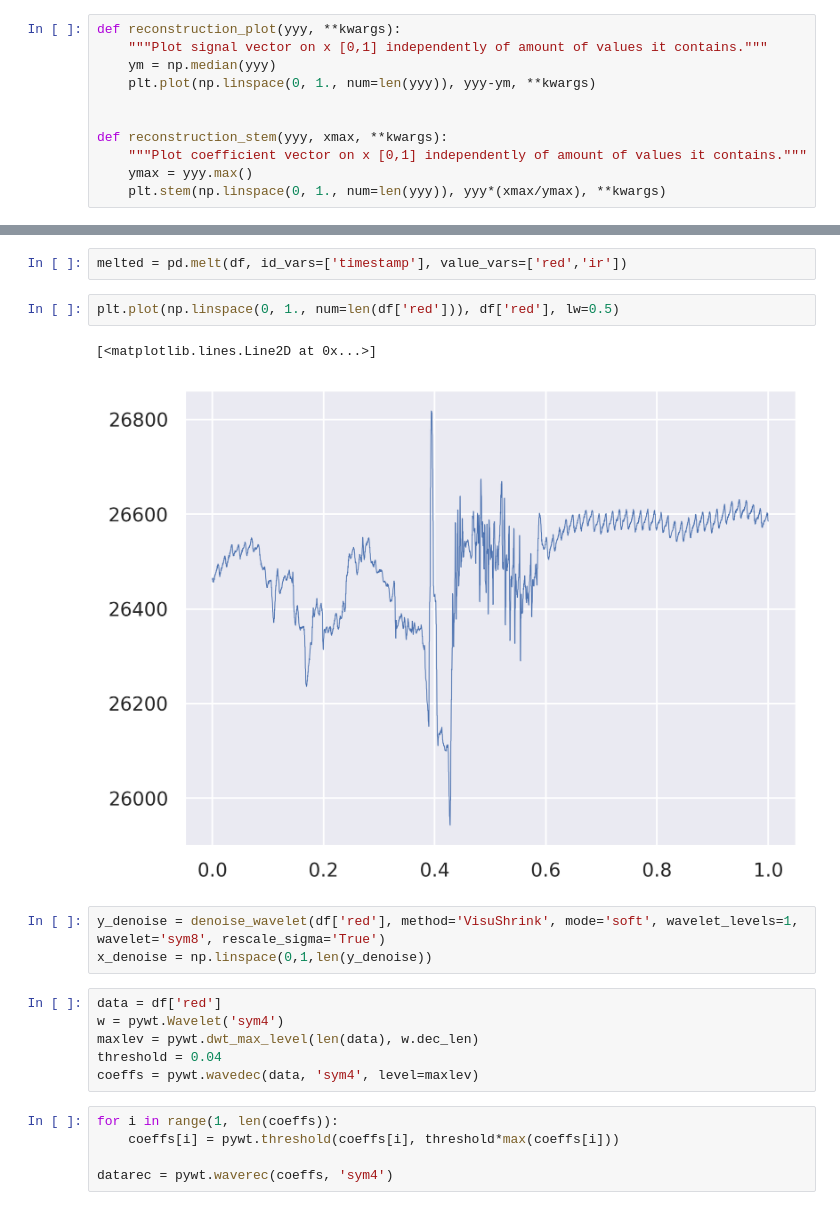
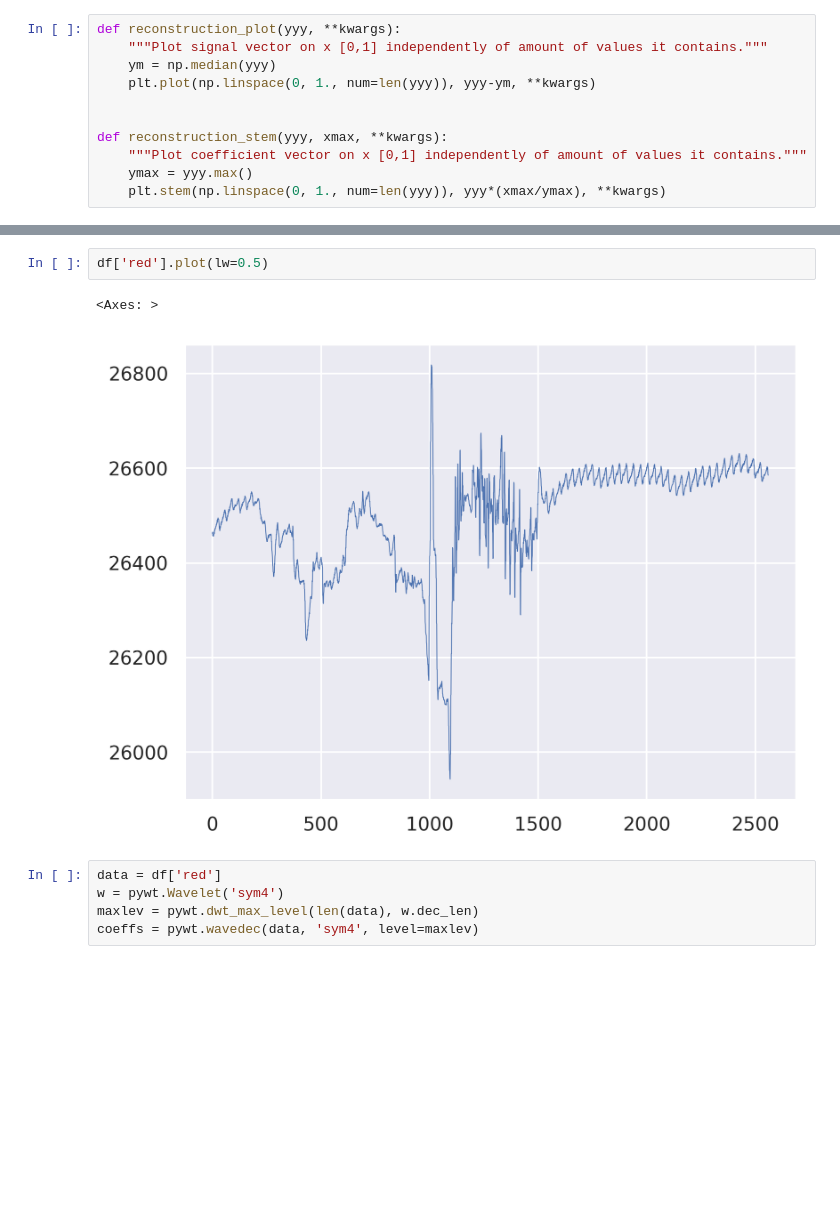
Before and after one commit to MyAlyce/myalyce_wavelet_and_classifier_tests, a Jupyter notebook: wavelet_filtering.ipynb, the cells around one changed output, grey strips where cells are left out. Drawn from its saved outputs; the diff is of its cells as text; blank space fills up the shorter version.

```diff
--- a/wavelet_filtering.ipynb
+++ b/wavelet_filtering.ipynb
@@ -47,21 +51,10 @@ df
-# %%
-melted = pd.melt(df, id_vars=['timestamp'], value_vars=['red','ir'])
-# %%
-plt.plot(np.linspace(0, 1., num=len(df['red'])), df['red'], lw=0.5)
-# %% [output]
-[<matplotlib.lines.Line2D at 0x...>]
-[figure, removed]
-# %%
-y_denoise = denoise_wavelet(df['red'], method='VisuShrink', mode='soft', wavelet_levels=1, wavelet='sym8', rescale_sigma='True')
-x_denoise = np.linspace(0,1,len(y_denoise))
+# %%
+df['red'].plot(lw=0.5)
+# %% [output]
+<Axes: >
+[figure, added]
 # %%
 data = df['red']
 w = pywt.Wavelet('sym4')
 maxlev = pywt.dwt_max_level(len(data), w.dec_len)
-threshold = 0.04
 coeffs = pywt.wavedec(data, 'sym4', level=maxlev)
-# %%
-for i in range(1, len(coeffs)):
-    coeffs[i] = pywt.threshold(coeffs[i], threshold*max(coeffs[i]))
-
-datarec = pywt.waverec(coeffs, 'sym4')
```
Also changed, not shown: parts of 17 cells of this notebook, 1 other file.
